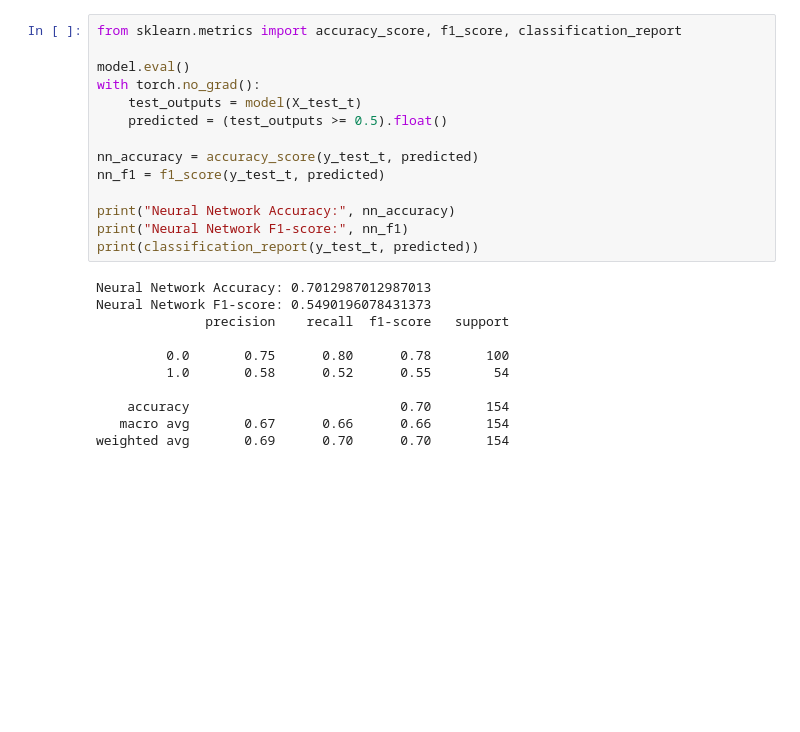
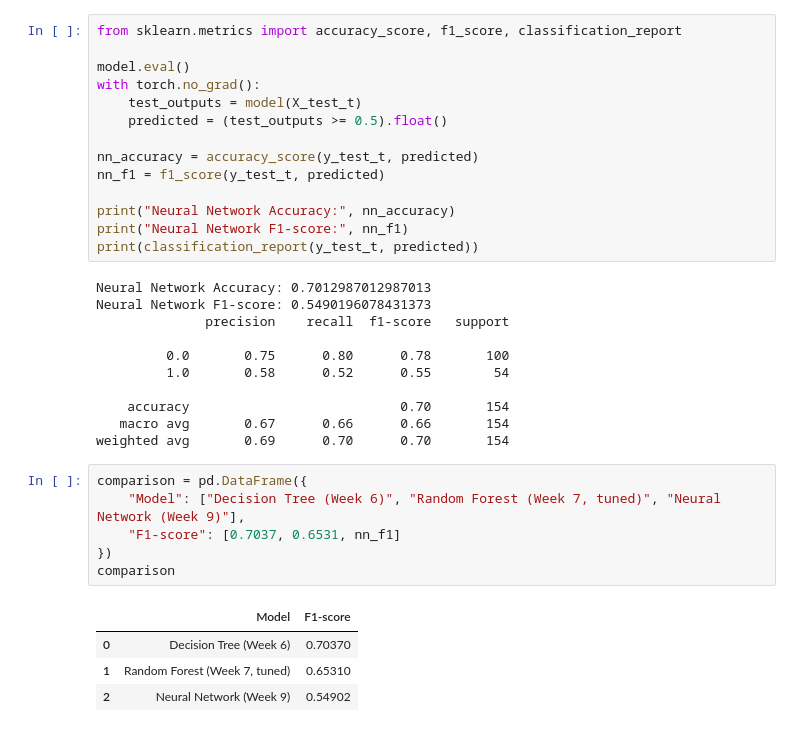
Before and after one commit to Bhaskar-Mehta/AI-ML-Internship, a Jupyter notebook: Week9_NeuralNetworks_Basics/diabetes_nn.ipynb, the cells around one changed output. Cells and saved outputs as stored; diff of their text form; blank space fills up the shorter version.

```diff
--- a/Week9_NeuralNetworks_Basics/diabetes_nn.ipynb
+++ b/Week9_NeuralNetworks_Basics/diabetes_nn.ipynb
@@ -210,3 +210,14 @@ Neural Network F1-score: 0.5490196078431373
     accuracy                           0.70       154
    macro avg       0.67      0.66      0.66       154
 weighted avg       0.69      0.70      0.70       154
+# %%
+comparison = pd.DataFrame({
+    "Model": ["Decision Tree (Week 6)", "Random Forest (Week 7, tuned)", "Neural Network (Week 9)"],
+    "F1-score": [0.7037, 0.6531, nn_f1]
+})
+comparison
+# %% [output]
+|  | Model | F1-score |
+| 0 | Decision Tree (Week 6) | 0.70370 |
+| 1 | Random Forest (Week 7, tuned) | 0.65310 |
+| 2 | Neural Network (Week 9) | 0.54902 |
```
